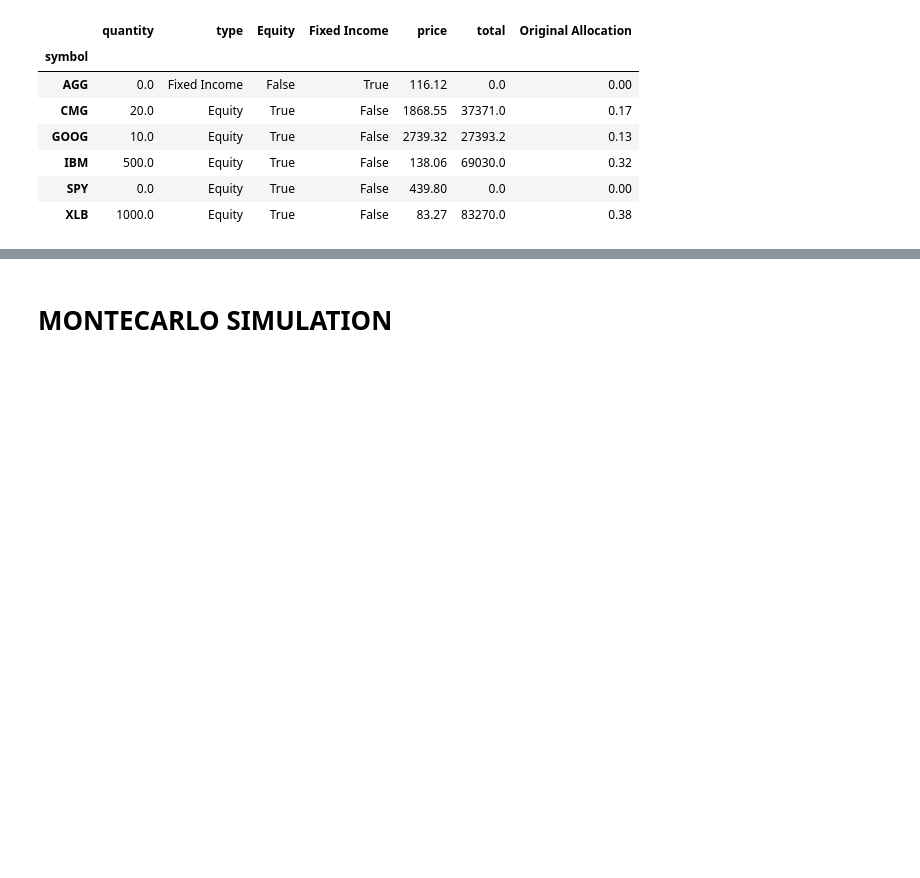
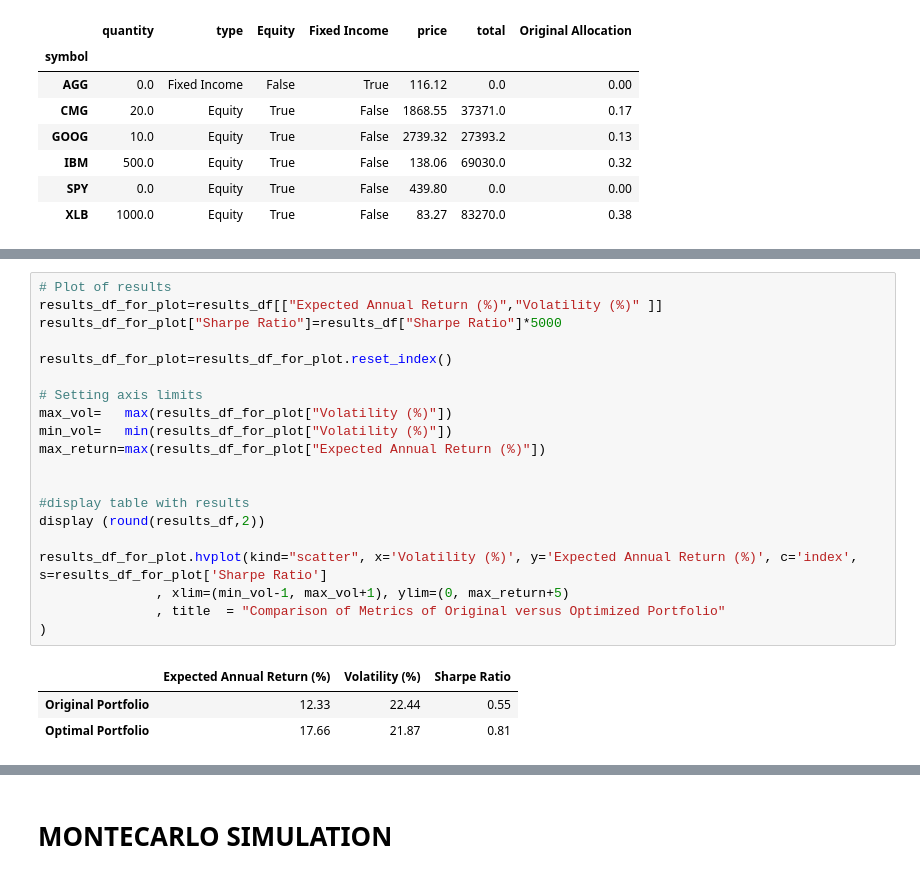
Before and after one commit to woodedlawn/awesome_retirement_portfolio_projector_tool, a Jupyter notebook: awesome_portfolio.ipynb, the cells around one changed output, grey strips where cells are left out. Drawn from its saved outputs; the diff is of its cells as text; blank space fills up the shorter version.

```diff
--- a/awesome_portfolio.ipynb
+++ b/awesome_portfolio.ipynb
@@ -452,0 +465,24 @@ Original Annual Sharpe ratio:     0.55
+# %%
+# Plot of results
+results_df_for_plot=results_df[["Expected Annual Return (%)","Volatility (%)" ]]
+results_df_for_plot["Sharpe Ratio"]=results_df["Sharpe Ratio"]*5000
+
+results_df_for_plot=results_df_for_plot.reset_index()
+
+# Setting axis limits
+max_vol=   max(results_df_for_plot["Volatility (%)"])
+min_vol=   min(results_df_for_plot["Volatility (%)"])
+max_return=max(results_df_for_plot["Expected Annual Return (%)"])
+
+
+#display table with results
+display (round(results_df,2))
+
+results_df_for_plot.hvplot(kind="scatter", x='Volatility (%)', y='Expected Annual Return (%)', c='index', s=results_df_for_plot['Sharpe Ratio']
+               , xlim=(min_vol-1, max_vol+1), ylim=(0, max_return+5)
+               , title  = "Comparison of Metrics of Original versus Optimized Portfolio"
+)
+# %% [output]
+|  | Expected Annual Return (%) | Volatility (%) | Sharpe Ratio |
+| Original Portfolio | 12.33 | 22.44 | 0.55 |
+| Optimal Portfolio | 17.66 | 21.87 | 0.81 |
```
Also changed, not shown: parts of 9 cells of this notebook.
